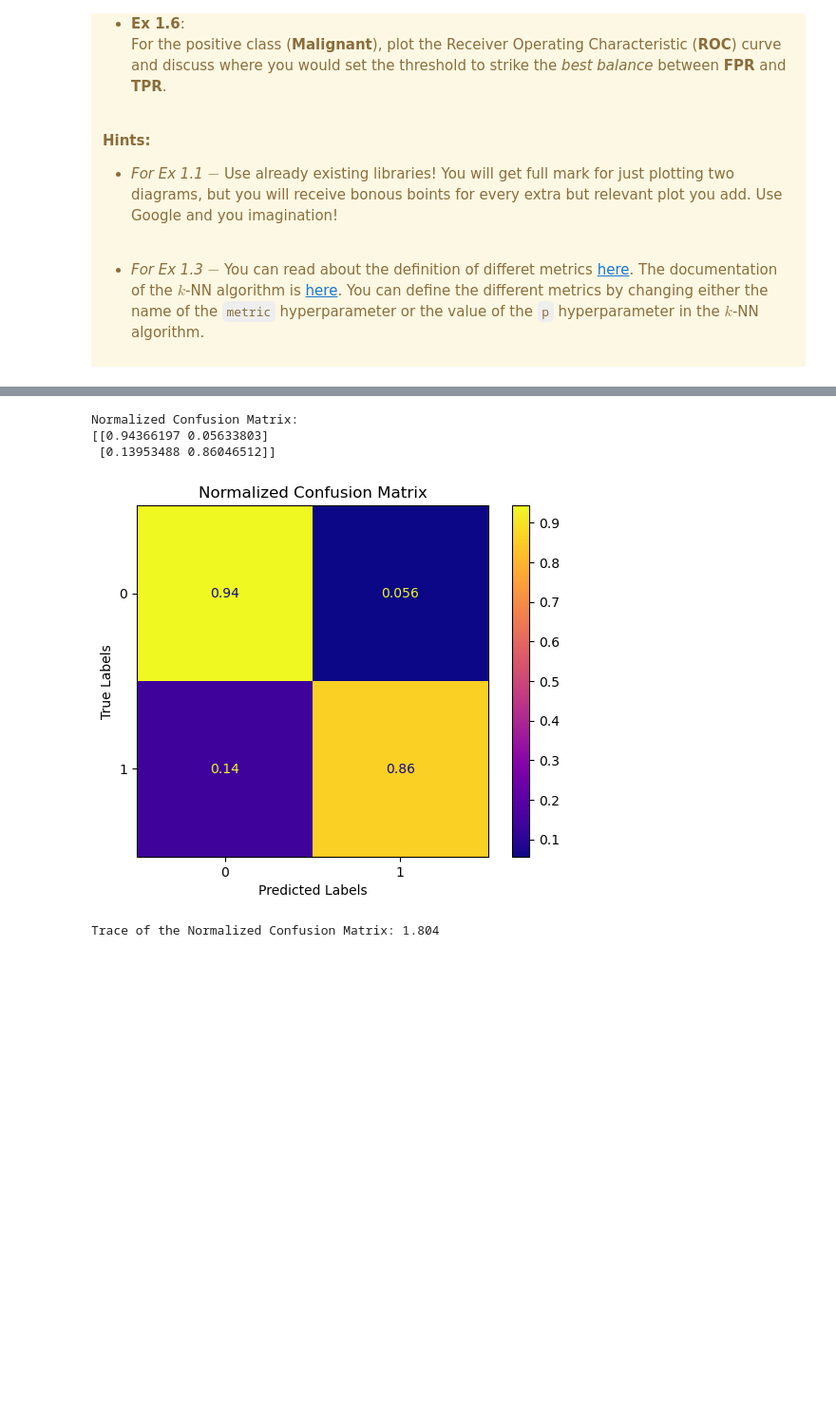
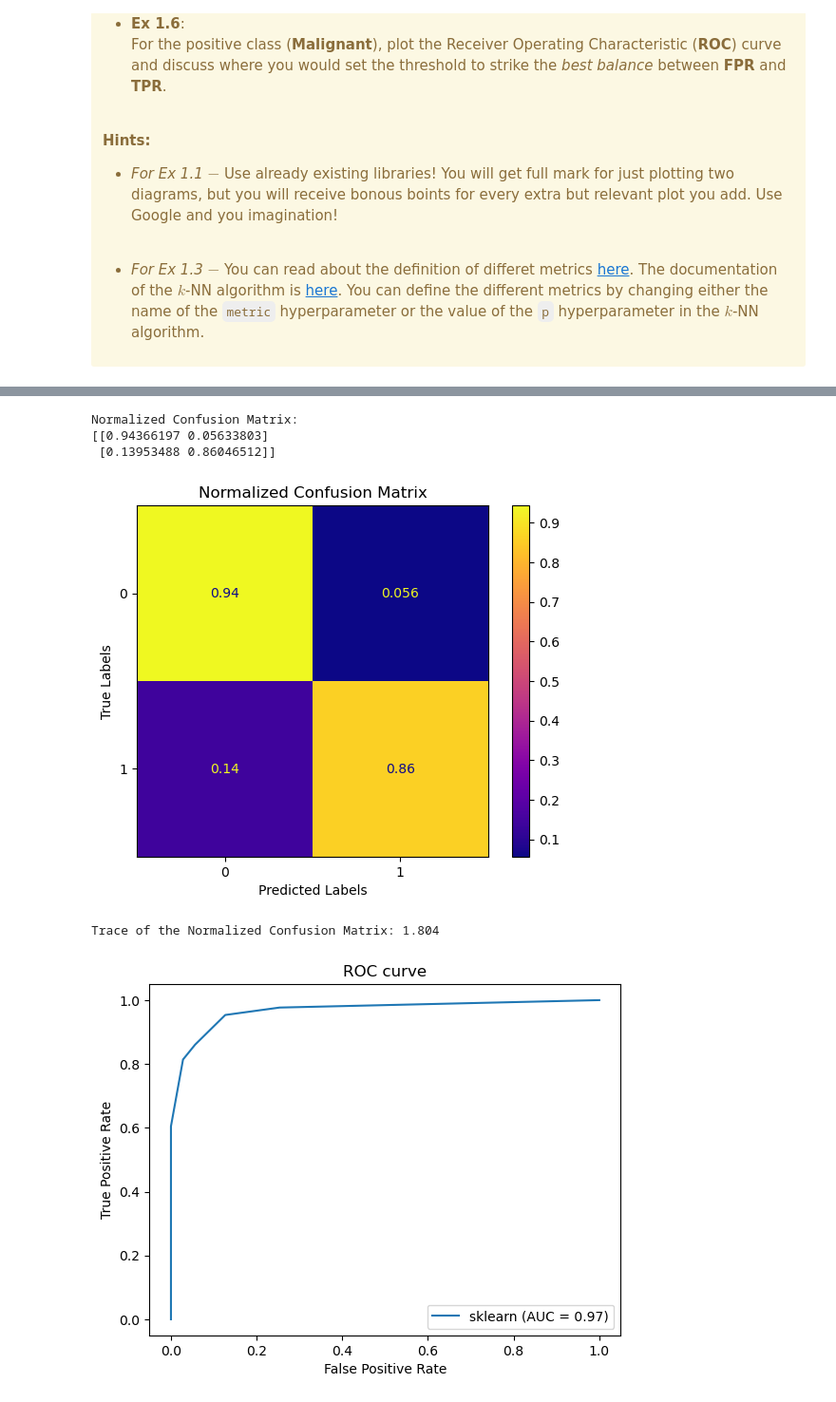
Before and after one commit to georgiarov/ML, a Jupyter notebook: L03_classification_answerkey.ipynb, the cells around one changed output, grey strips where cells are left out. Shown at 95% size. Cells and saved outputs as stored; diff of their text form; code cells hidden in the pictures; blank space fills up the shorter version.

```diff
--- a/L03_classification_answerkey.ipynb
+++ b/L03_classification_answerkey.ipynb
@@ -1516,6 +1516,7 @@ print(f"Η καλύτερη μετρική απόστασης είναι: {best_
 
 #EX.4
 matrix=metrics.confusion_matrix(y_test, y_pred)
+print("Confusion Matrix")
 print(matrix)
 matr = ConfusionMatrixDisplay(confusion_matrix=matrix)
 matr.plot(cmap="viridis")
@@ -1542,6 +1543,22 @@ plt.show()
 # Trace of the normalized confusion matrix
 trace = np.trace(normalized_matr)
 print(f"Trace of the Normalized Confusion Matrix: {trace:.3f}")
+
+
+#EX.6
+from sklearn import metrics
+
+phat_test = knn.predict_proba(X_test)[:, 1]
+fpr, tpr, thresholds = metrics.roc_curve(y_test, phat_test)
+roc_auc = metrics.auc(fpr, tpr)
+
+display = metrics.RocCurveDisplay(fpr=fpr, tpr=tpr, roc_auc=roc_auc,
+                                  estimator_name='sklearn')
+display.plot()
+
+plt.title('ROC curve')
+plt.legend()
+plt.show()
 # %% [output]
 [figure]
 [figure]
@@ -1563,11 +1580,12 @@ minkowski: 0.8605
 [[67  4]
  [ 6 37]]
 [figure]
 Normalized Confusion Matrix:
 [[0.94366197 0.05633803]
  [0.13953488 0.86046512]]
 [figure]
 Trace of the Normalized Confusion Matrix: 1.804
+[figure, added]
 # %%
 #EOF
 # %%
```
Also changed, not shown: parts of 1 cell of this notebook.
